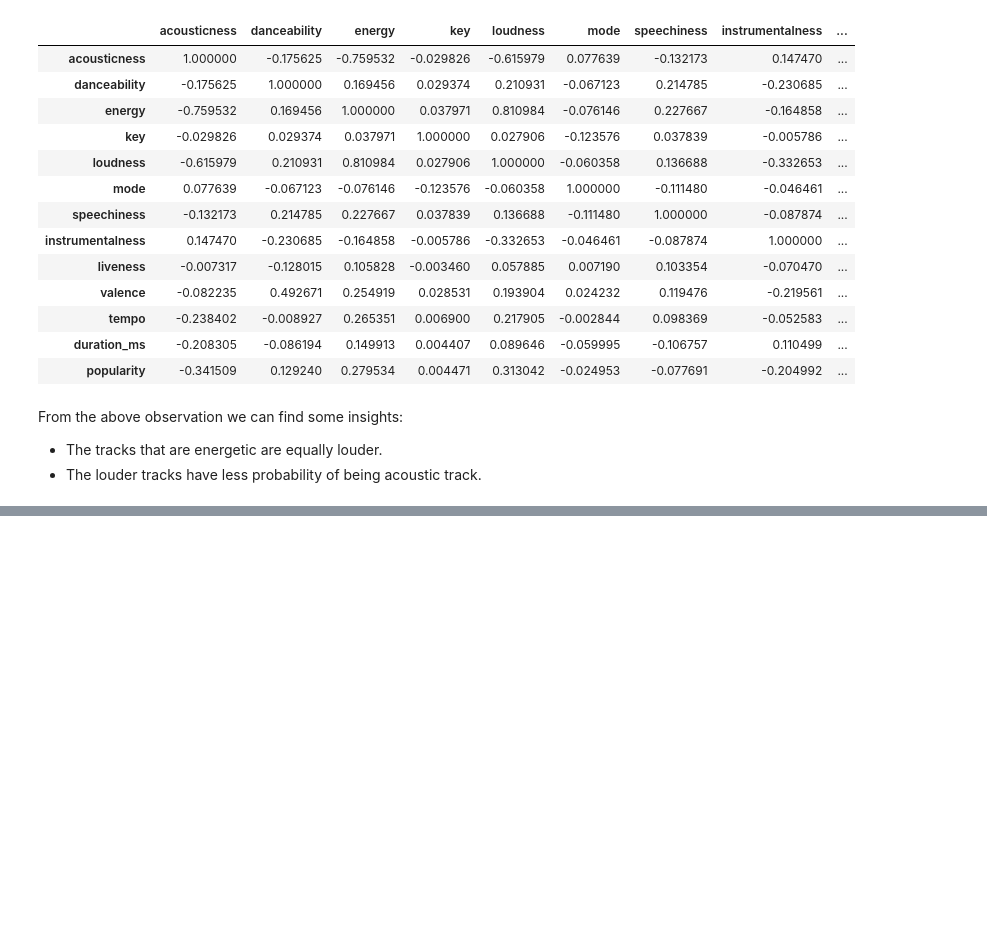
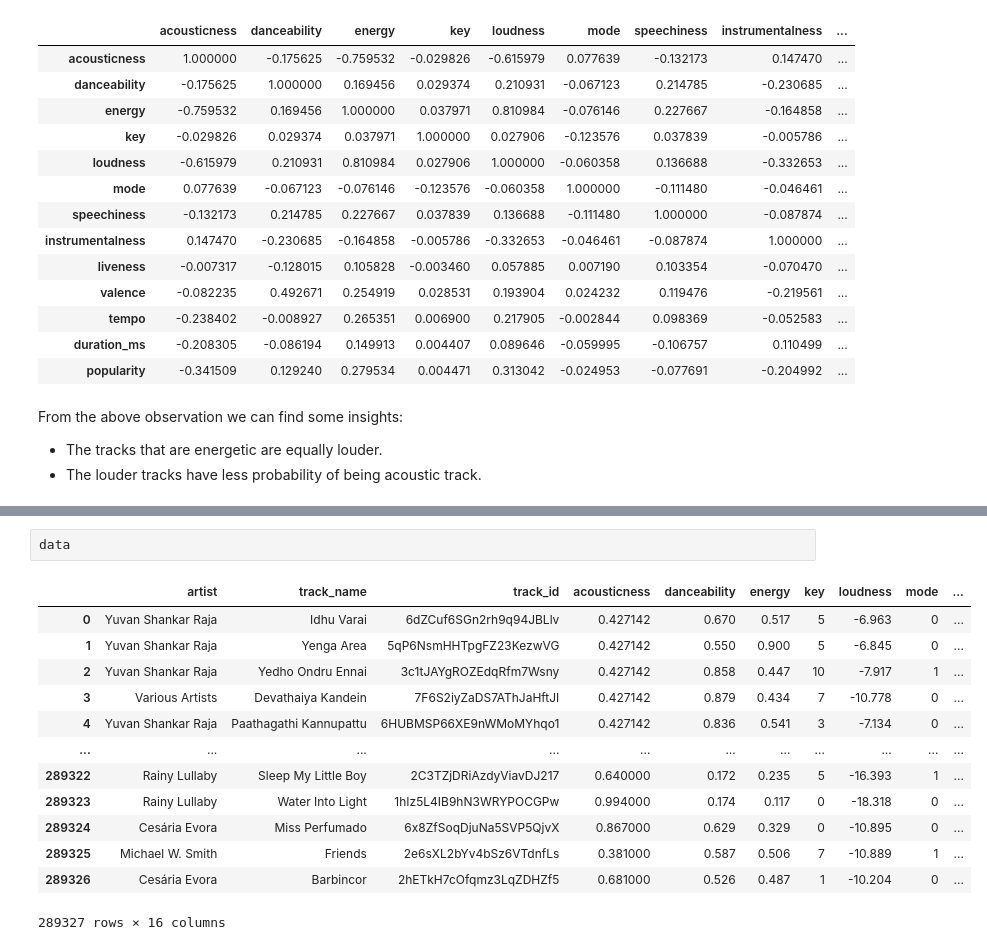
Before and after one commit to keerthivasan721/Spotify-Music-Recommedation-system, a Jupyter notebook: data_preprocess.ipynb, the cells around one changed output, grey strips where cells are left out. Cells and saved outputs as stored; diff of their text form; blank space fills up the shorter version.

```diff
--- a/data_preprocess.ipynb
+++ b/data_preprocess.ipynb
@@ -221,0 +228,16 @@ data.to_csv("Dataset/preprocessed_dat.csv",index=False)
+# %%
+data
+# %% [output]
+|  | artist | track_name | track_id | acousticness | danceability | energy | key | loudness | mode | ... |
+| 0 | Yuvan Shankar Raja | Idhu Varai | 6dZCuf6SGn2rh9q94JBLlv | 0.427142 | 0.670 | 0.517 | 5 | -6.963 | 0 | ... |
+| 1 | Yuvan Shankar Raja | Yenga Area | 5qP6NsmHHTpgFZ23KezwVG | 0.427142 | 0.550 | 0.900 | 5 | -6.845 | 0 | ... |
+| 2 | Yuvan Shankar Raja | Yedho Ondru Ennai | 3c1tJAYgROZEdqRfm7Wsny | 0.427142 | 0.858 | 0.447 | 10 | -7.917 | 1 | ... |
+| 3 | Various Artists | Devathaiya Kandein | 7F6S2iyZaDS7AThJaHftJI | 0.427142 | 0.879 | 0.434 | 7 | -10.778 | 0 | ... |
+| 4 | Yuvan Shankar Raja | Paathagathi Kannupattu | 6HUBMSP66XE9nWMoMYhqo1 | 0.427142 | 0.836 | 0.541 | 3 | -7.134 | 0 | ... |
+| ... | ... | ... | ... | ... | ... | ... | ... | ... | ... | ... |
+| 289322 | Rainy Lullaby | Sleep My Little Boy | 2C3TZjDRiAzdyViavDJ217 | 0.640000 | 0.172 | 0.235 | 5 | -16.393 | 1 | ... |
+| 289323 | Rainy Lullaby | Water Into Light | 1hIz5L4IB9hN3WRYPOCGPw | 0.994000 | 0.174 | 0.117 | 0 | -18.318 | 0 | ... |
+| 289324 | Cesária Evora | Miss Perfumado | 6x8ZfSoqDjuNa5SVP5QjvX | 0.867000 | 0.629 | 0.329 | 0 | -10.895 | 0 | ... |
+| 289325 | Michael W. Smith | Friends | 2e6sXL2bYv4bSz6VTdnfLs | 0.381000 | 0.587 | 0.506 | 7 | -10.889 | 1 | ... |
+| 289326 | Cesária Evora | Barbincor | 2hETkH7cOfqmz3LqZDHZf5 | 0.681000 | 0.526 | 0.487 | 1 | -10.204 | 0 | ... |
+289327 rows × 16 columns
```
Also changed, not shown: parts of 2 cells of this notebook, 2 other files.
